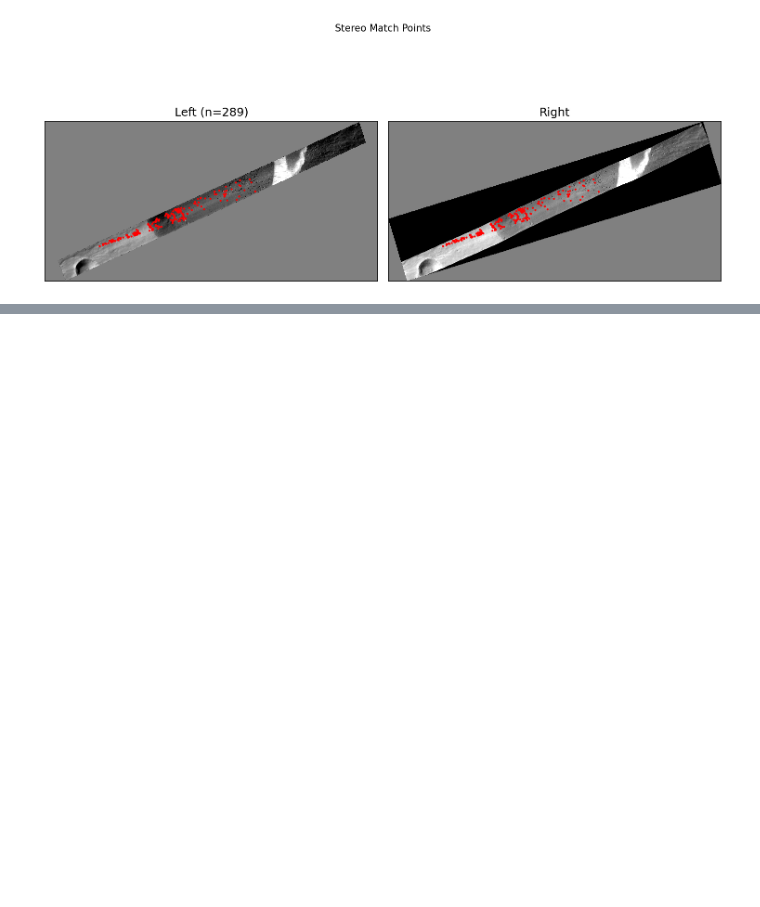
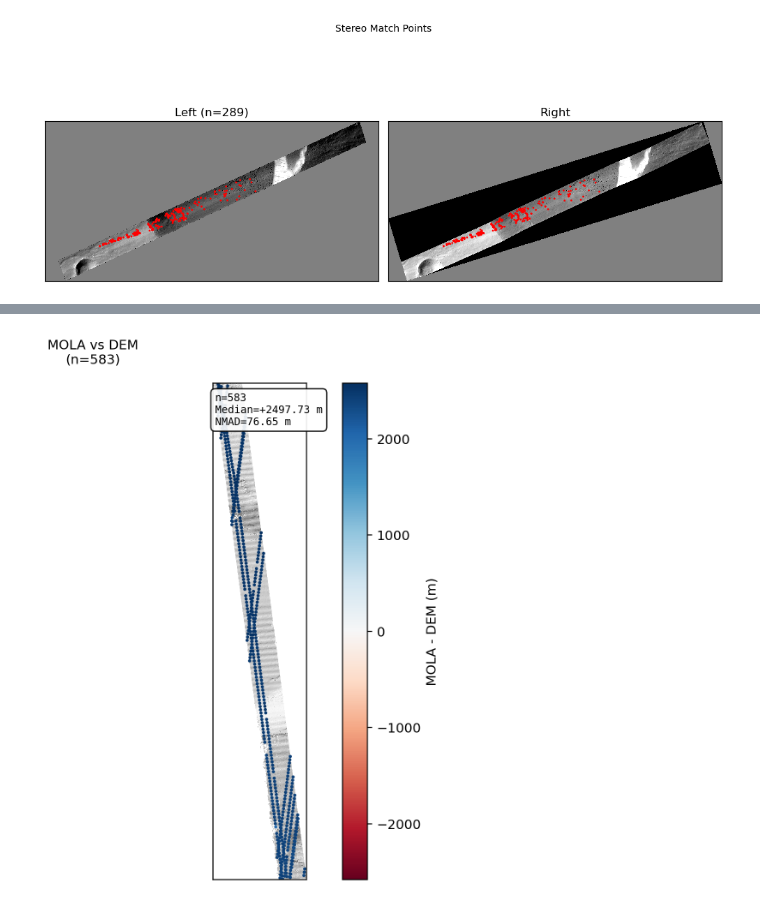
Before and after one commit to uw-cryo/asp_plot, a Jupyter notebook: notebooks/Mars_MGS/mars_mgs_orbital_camera_narrow_angle.ipynb, the cells around one changed output, grey strips where cells are left out. Drawn from its saved outputs; the diff is of its cells as text; code cells hidden in the pictures; blank space fills up the shorter version.

```diff
--- a/notebooks/Mars_MGS/mars_mgs_orbital_camera_narrow_angle.ipynb
+++ b/notebooks/Mars_MGS/mars_mgs_orbital_camera_narrow_angle.ipynb
@@ -163,0 +206,8 @@ WARNING:asp_plot.utils:Could not find ('*DEM*diff.tif',) in /Users/ben/Dropbox/U
+# %%
+from asp_plot.altimetry import Altimetry
+
+dem_fn = f"{directory}/{stereo_directory}/output-DEM.tif"
+mola_csv = f"{directory}/438125_mola/MolaPEDR_24N24N_263E263E_20260319T205257836_topo_csv.csv"
+
+alt = Altimetry(directory=directory, dem_fn=dem_fn)
+alt.load_planetary_csv(mola_csv)
@@ -163,0 +232,4 @@ WARNING:asp_plot.utils:Could not find ('*DEM*diff.tif',) in /Users/ben/Dropbox/U
+# %%
+alt.mapview_plot_planetary_to_dem()
+# %% [output]
+[figure, added]
```
Also changed, not shown: parts of 12 cells of this notebook, 16 other files.
